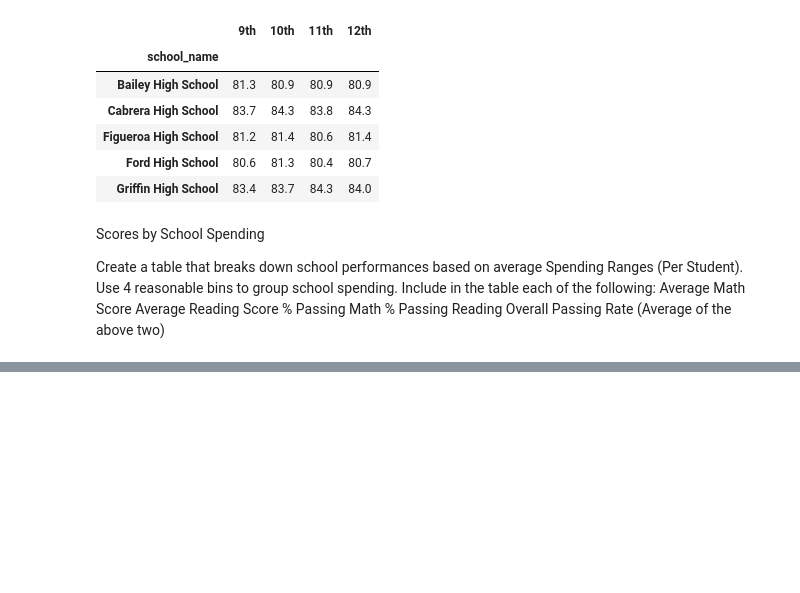
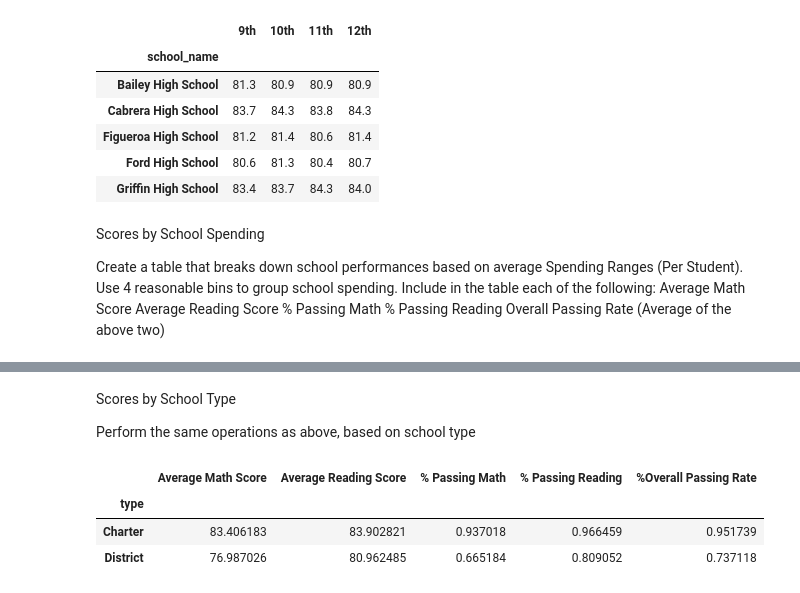
Before and after one commit to Marty1263/pandas-challenge, a Jupyter notebook: PyCitySchools/main.ipynb, the cells around one changed output, grey strips where cells are left out. Saved outputs shown, nothing was run; the diff lists cells and outputs as text; code cells hidden in the pictures; blank space fills up the shorter version.

```diff
--- a/PyCitySchools/main.ipynb
+++ b/PyCitySchools/main.ipynb
@@ -477,0 +519,31 @@ KeyError: 'Passing list-likes to .loc or [] with any missing labels is no longer
+# %% [markdown]
+Scores by School Type
+
+Perform the same operations as above, based on school type
+# %%
+groupby_type = school_data_complete.groupby("type")
+
+#average math score
+math_avgs = groupby_type["math_score"].mean()
+#average reading score
+reading_avgs = groupby_type["reading_score"].mean()
+#% passing math
+perc_pass_math = school_data_complete[school_data_complete["math_score"] >=70].groupby("type")["Student ID"].count()/groupby_type["Student ID"].count()
+#% passing reading
+perc_pass_reading = school_data_complete[school_data_complete["reading_score"] >=70].groupby("type")["Student ID"].count()/groupby_type["Student ID"].count()
+#overall passing rate(average of above two)
+overall_passing = (perc_pass_math + perc_pass_reading)/2
+
+scores_by_school_type = pd.DataFrame({
+    "Average Math Score": math_avgs,
+    "Average Reading Score": reading_avgs,
+    "% Passing Math": perc_pass_math,
+    "% Passing Reading": perc_pass_reading,
+    "%Overall Passing Rate": overall_passing})
+
+scores_by_school_type
+# %% [output]
+|  | Average Math Score | Average Reading Score | % Passing Math | % Passing Reading | %Overall Passing Rate |
+| type |  |  |  |  |  |
+| Charter | 83.406183 | 83.902821 | 0.937018 | 0.966459 | 0.951739 |
+| District | 76.987026 | 80.962485 | 0.665184 | 0.809052 | 0.737118 |
```
Also changed, not shown: parts of 4 cells of this notebook.
